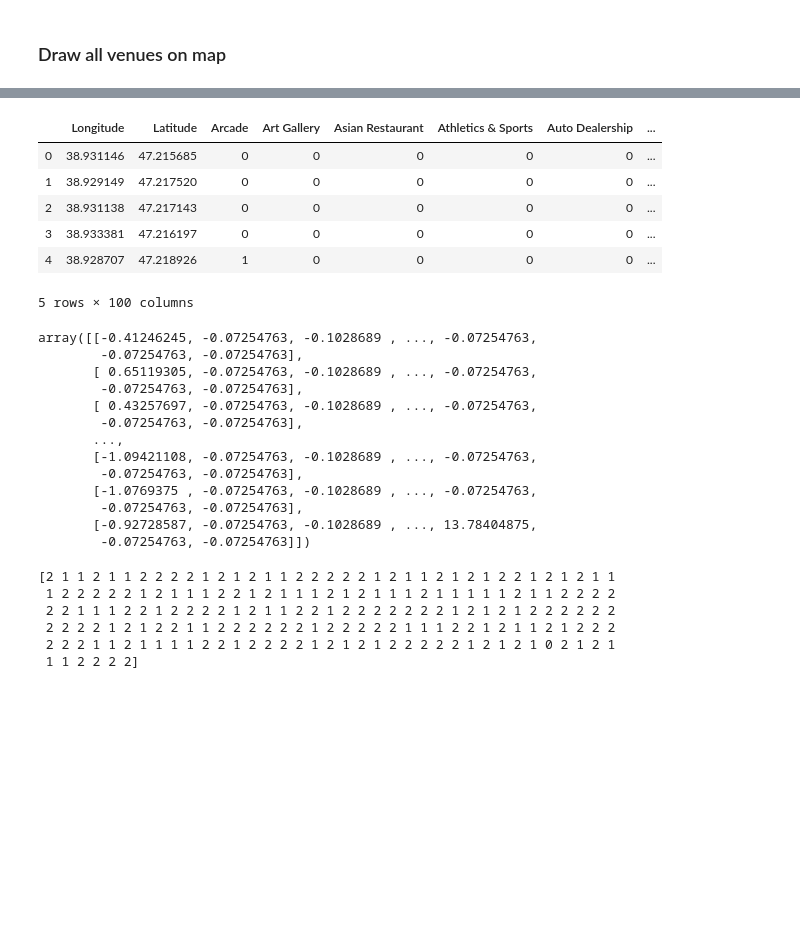
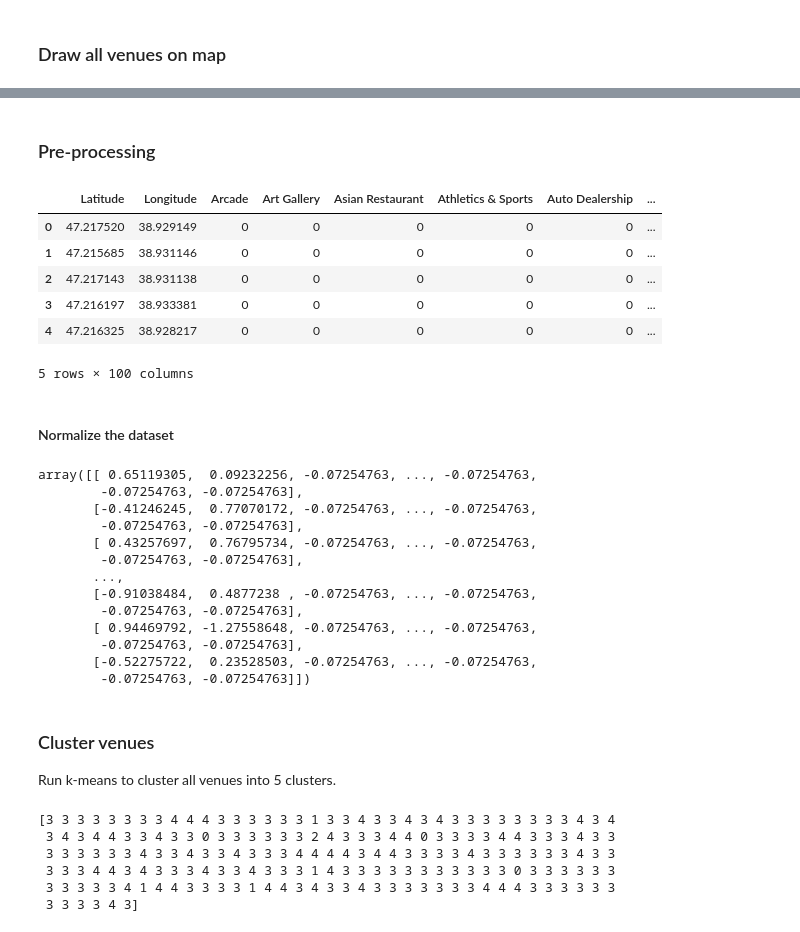
Before and after one commit to Pol75/Coursera_Capstone, a Jupyter notebook: capstone_draft.ipynb, the cells around one changed output, grey strips where cells are left out. Cells and saved outputs as stored; diff of their text form; code cells hidden in the pictures; blank space fills up the shorter version.

Commit message:
clustering is ready

```diff
--- a/capstone_draft.ipynb
+++ b/capstone_draft.ipynb
@@ -285,45 +269,52 @@ venues
+# %% [markdown]
+### Pre-processing
 # %%
 venues_clustering = pd.get_dummies(venues[['Category']], prefix="", prefix_sep="")
 
 # add latitude and longitude columns back to dataframe
 venues_clustering[['Latitude', 'Longitude']] = venues[['Latitude', 'Longitude']]
 
-# move neighborhood column to the first column
-fixed_columns = [venues_clustering.columns[-1], venues_clustering.columns[-2]] + list(venues_clustering.columns[:-2])
+# move latitude and longitude columns to be first
+fixed_columns = [venues_clustering.columns[-2], venues_clustering.columns[-1]] + list(venues_clustering.columns[:-2])
 venues_clustering = venues_clustering[fixed_columns]
 
 venues_clustering.head()
 # %% [output]
-|  | Longitude | Latitude | Arcade | Art Gallery | Asian Restaurant | Athletics & Sports | Auto Dealership | ... |
-| 0 | 38.931146 | 47.215685 | 0 | 0 | 0 | 0 | 0 | ... |
-| 1 | 38.929149 | 47.217520 | 0 | 0 | 0 | 0 | 0 | ... |
-| 2 | 38.931138 | 47.217143 | 0 | 0 | 0 | 0 | 0 | ... |
-| 3 | 38.933381 | 47.216197 | 0 | 0 | 0 | 0 | 0 | ... |
-| 4 | 38.928707 | 47.218926 | 1 | 0 | 0 | 0 | 0 | ... |
+|  | Latitude | Longitude | Arcade | Art Gallery | Asian Restaurant | Athletics & Sports | Auto Dealership | ... |
+| 0 | 47.217520 | 38.929149 | 0 | 0 | 0 | 0 | 0 | ... |
+| 1 | 47.215685 | 38.931146 | 0 | 0 | 0 | 0 | 0 | ... |
+| 2 | 47.217143 | 38.931138 | 0 | 0 | 0 | 0 | 0 | ... |
+| 3 | 47.216197 | 38.933381 | 0 | 0 | 0 | 0 | 0 | ... |
+| 4 | 47.216325 | 38.928217 | 0 | 0 | 0 | 0 | 0 | ... |
 5 rows × 100 columns
+# %% [markdown]
+#### Normalize the dataset
 # %%
 from sklearn.preprocessing import StandardScaler
 
-X = venues_clustering.values[:,1:]
+X = venues_clustering.values
 # X = np.nan_to_num(X)
 venues_norm = StandardScaler().fit_transform(X)
 venues_norm
 # %% [output]
-array([[-0.41246245, -0.07254763, -0.1028689 , ..., -0.07254763,
+array([[ 0.65119305,  0.09232256, -0.07254763, ..., -0.07254763,
         -0.07254763, -0.07254763],
-       [ 0.65119305, -0.07254763, -0.1028689 , ..., -0.07254763,
+       [-0.41246245,  0.77070172, -0.07254763, ..., -0.07254763,
         -0.07254763, -0.07254763],
-       [ 0.43257697, -0.07254763, -0.1028689 , ..., -0.07254763,
+       [ 0.43257697,  0.76795734, -0.07254763, ..., -0.07254763,
         -0.07254763, -0.07254763],
        ...,
-       [-1.09421108, -0.07254763, -0.1028689 , ..., -0.07254763,
+       [-0.91038484,  0.4877238 , -0.07254763, ..., -0.07254763,
         -0.07254763, -0.07254763],
-       [-1.0769375 , -0.07254763, -0.1028689 , ..., -0.07254763,
+       [ 0.94469792, -1.27558648, -0.07254763, ..., -0.07254763,
         -0.07254763, -0.07254763],
-       [-0.92728587, -0.07254763, -0.1028689 , ..., 13.78404875,
+       [-0.52275722,  0.23528503, -0.07254763, ..., -0.07254763,
         -0.07254763, -0.07254763]])
+# %% [markdown]
+### Cluster venues
+Run k-means to cluster all venues into 5 clusters.
 # %%
-num_clusters = 3
+num_clusters = 5
 
 k_means = KMeans(init="k-means++", n_clusters=num_clusters, n_init=12)
 k_means.fit(venues_norm)
@@ -331,9 +322,9 @@ labels = k_means.labels_
 
 print(labels)
 # %% [output]
-[2 1 1 2 1 1 2 2 2 2 1 2 1 2 1 1 2 2 2 2 2 1 2 1 1 2 1 2 1 2 2 1 2 1 2 1 1
- 1 2 2 2 2 2 1 2 1 1 1 2 2 1 2 1 1 1 2 1 2 1 1 1 2 1 1 1 1 1 2 1 1 2 2 2 2
- 2 2 1 1 1 2 2 1 2 2 2 2 1 2 1 1 2 2 1 2 2 2 2 2 2 2 1 2 1 2 1 2 2 2 2 2 2
- 2 2 2 2 1 2 1 2 2 1 1 2 2 2 2 2 2 1 2 2 2 2 2 1 1 1 2 2 1 2 1 1 2 1 2 2 2
- 2 2 2 1 1 2 1 1 1 1 2 2 1 2 2 2 2 1 2 1 2 1 2 2 2 2 2 1 2 1 2 1 0 2 1 2 1
- 1 1 2 2 2 2]
+[3 3 3 3 3 3 3 3 4 4 4 3 3 3 3 3 3 1 3 3 4 3 3 4 3 4 3 3 3 3 3 3 3 3 4 3 4
+ 3 4 3 4 4 3 3 4 3 3 0 3 3 3 3 3 3 2 4 3 3 3 4 4 0 3 3 3 3 4 4 3 3 3 4 3 3
+ 3 3 3 3 3 3 4 3 3 4 3 3 4 3 3 3 4 4 4 4 3 4 4 3 3 3 3 4 3 3 3 3 3 3 4 3 3
+ 3 3 3 4 4 3 4 3 3 3 4 3 3 4 3 3 3 1 4 3 3 3 3 3 3 3 3 3 3 3 0 3 3 3 3 3 3
+ 3 3 3 3 3 4 1 4 4 3 3 3 3 1 4 4 3 4 3 3 4 3 3 3 3 3 3 3 4 4 4 3 3 3 3 3 3
+ 3 3 3 3 4 3]
```
Also changed, not shown: parts of 9 cells of this notebook.
